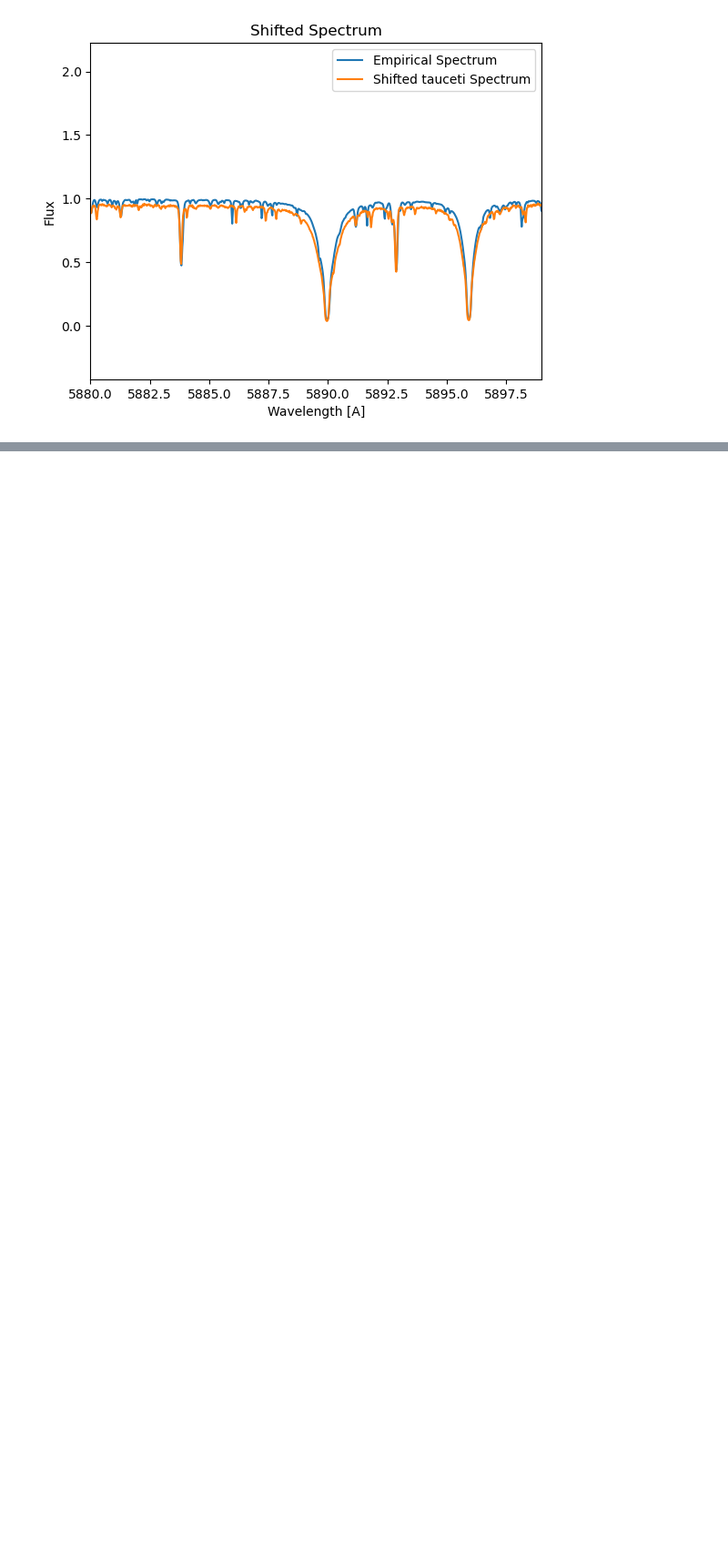
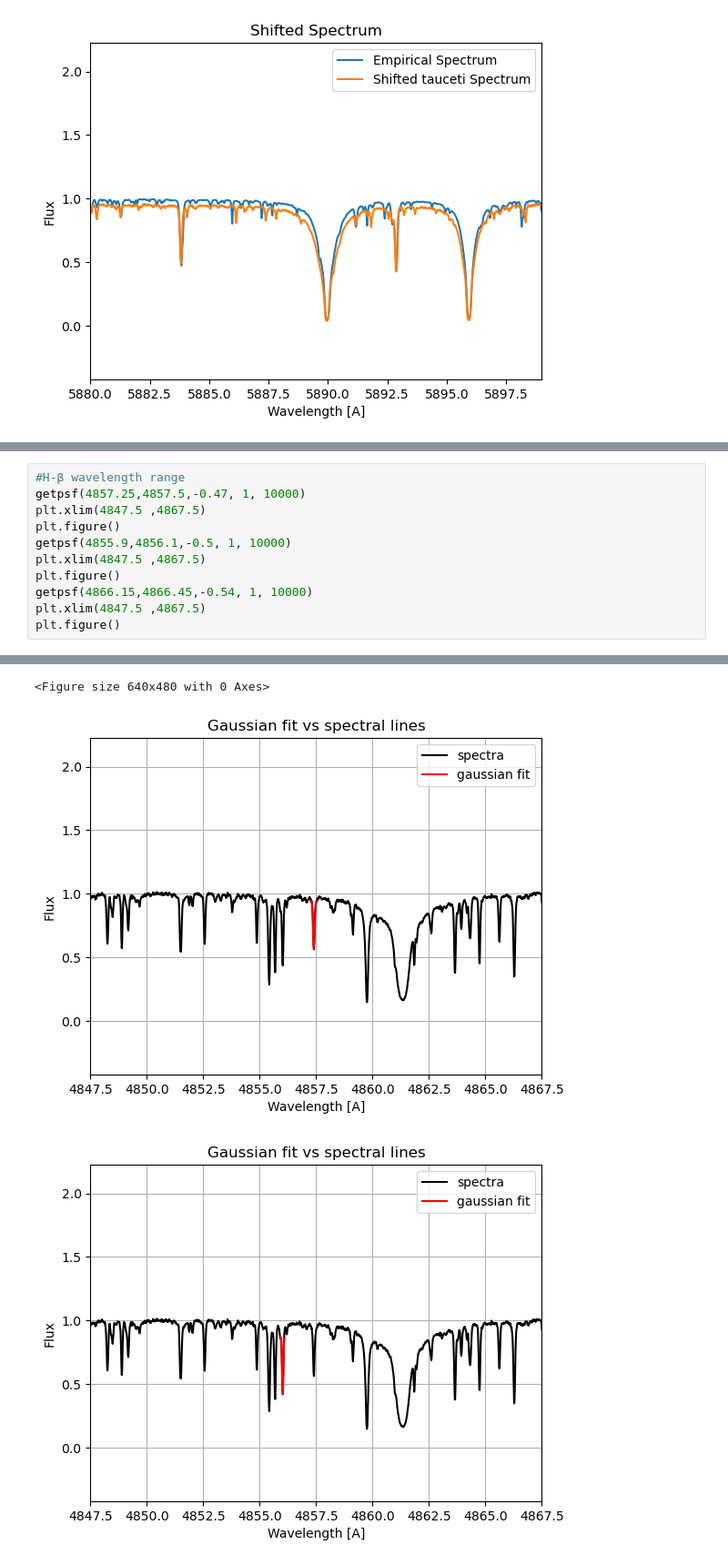
Before and after one commit to howardisaacson/Intro-2-Spectra, a Jupyter notebook: analysis/ESPRESSO/Spectral Lines of Tau Ceti.ipynb, the cells around one changed output, grey strips where cells are left out. Shown at 91% size. Drawn from its saved outputs; the diff is of its cells as text; blank space fills up the shorter version.

```diff
--- a/analysis/ESPRESSO/Spectral Lines of Tau Ceti.ipynb
+++ b/analysis/ESPRESSO/Spectral Lines of Tau Ceti.ipynb
@@ -513,0 +542,12 @@ plt.show()
+# %%
+#H-β wavelength range
+getpsf(4857.25,4857.5,-0.47, 1, 10000)
+plt.xlim(4847.5 ,4867.5)
+plt.figure()
+getpsf(4855.9,4856.1,-0.5, 1, 10000)
+plt.xlim(4847.5 ,4867.5)
+plt.figure()
+getpsf(4866.15,4866.45,-0.54, 1, 10000)
+plt.xlim(4847.5 ,4867.5)
+plt.figure()
+# %% [output]
@@ -513,0 +560,3 @@ plt.show()
+<Figure size 640x480 with 0 Axes>
+[figure, added]
+[figure, added]
```
Also changed, not shown: parts of 17 cells of this notebook.
